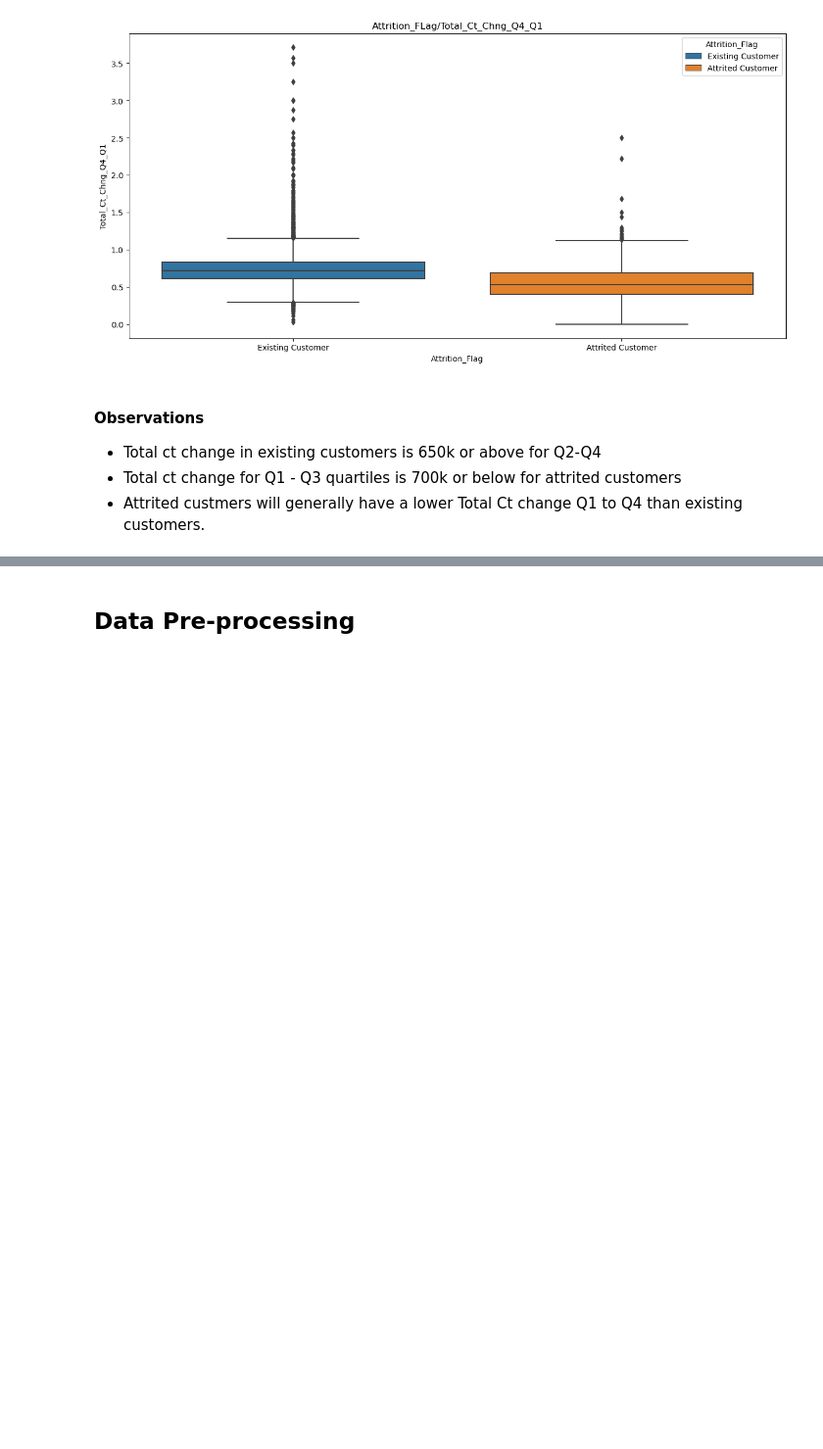
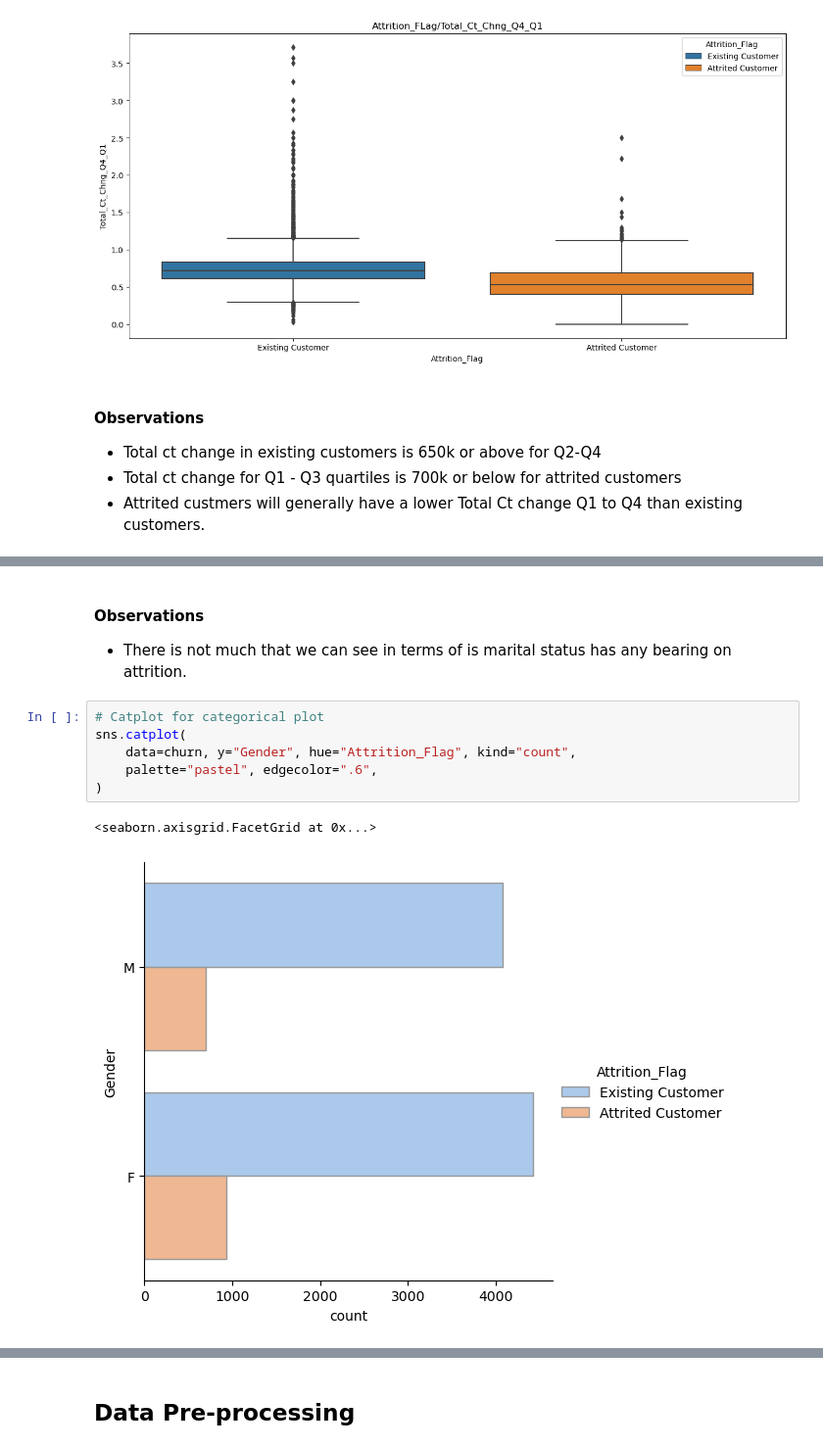
Before and after one commit to Drew75austin/Churn_Project, a Jupyter notebook: ETMT_Project_LearnerNotebook_FullCode (1).ipynb, the cells around one changed output, grey strips where cells are left out. Shown at 98% size. Drawn from its saved outputs; the diff is of its cells as text; blank space fills up the shorter version.

```diff
--- a/ETMT_Project_LearnerNotebook_FullCode (1).ipynb
+++ b/ETMT_Project_LearnerNotebook_FullCode (1).ipynb
@@ -779,0 +814,12 @@ box_plot("Attrition_Flag","Total_Ct_Chng_Q4_Q1","Total_Ct_Chng_Q4_Q1","Attrition
+# %% [markdown]
+#### Observations
+- There is not much that we can see in terms of is marital status has any bearing on attrition.
+# %%
+# Catplot for categorical plot
+sns.catplot(
+    data=churn, y="Gender", hue="Attrition_Flag", kind="count",
+    palette="pastel", edgecolor=".6",
+)
+# %% [output]
+<seaborn.axisgrid.FacetGrid at 0x...>
+[figure, added]
```
Also changed, not shown: parts of 20 cells of this notebook.
